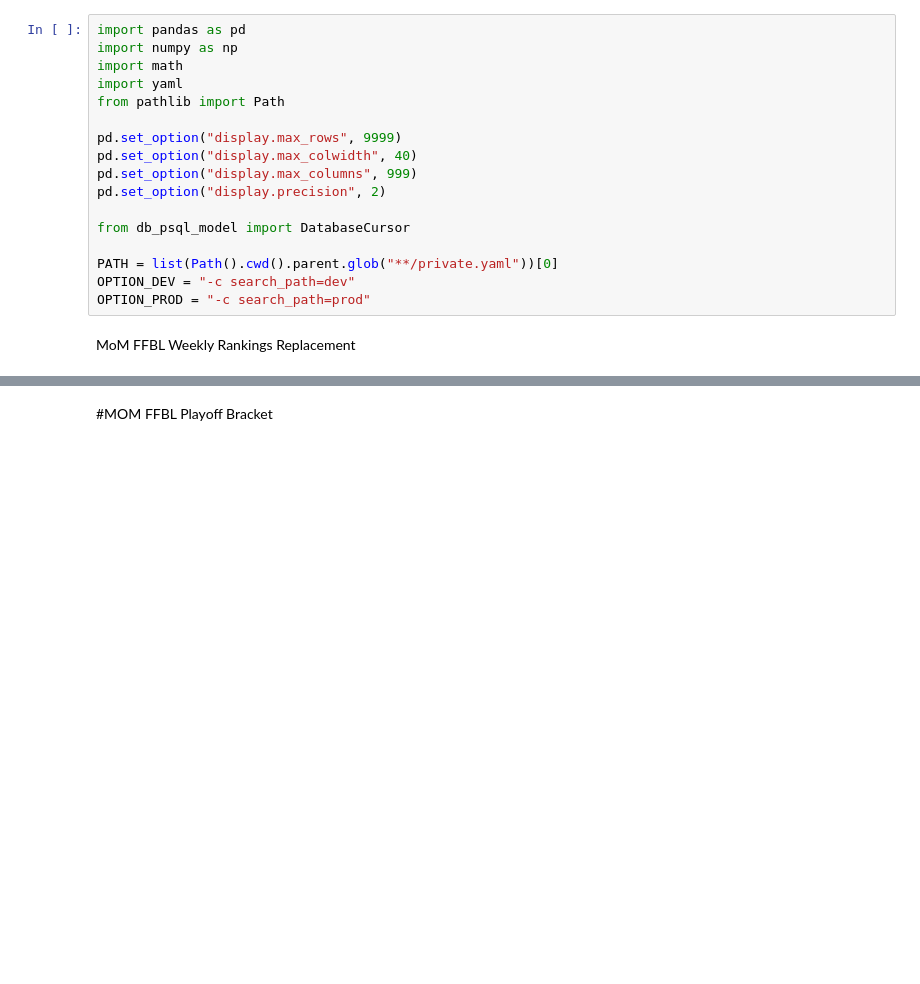
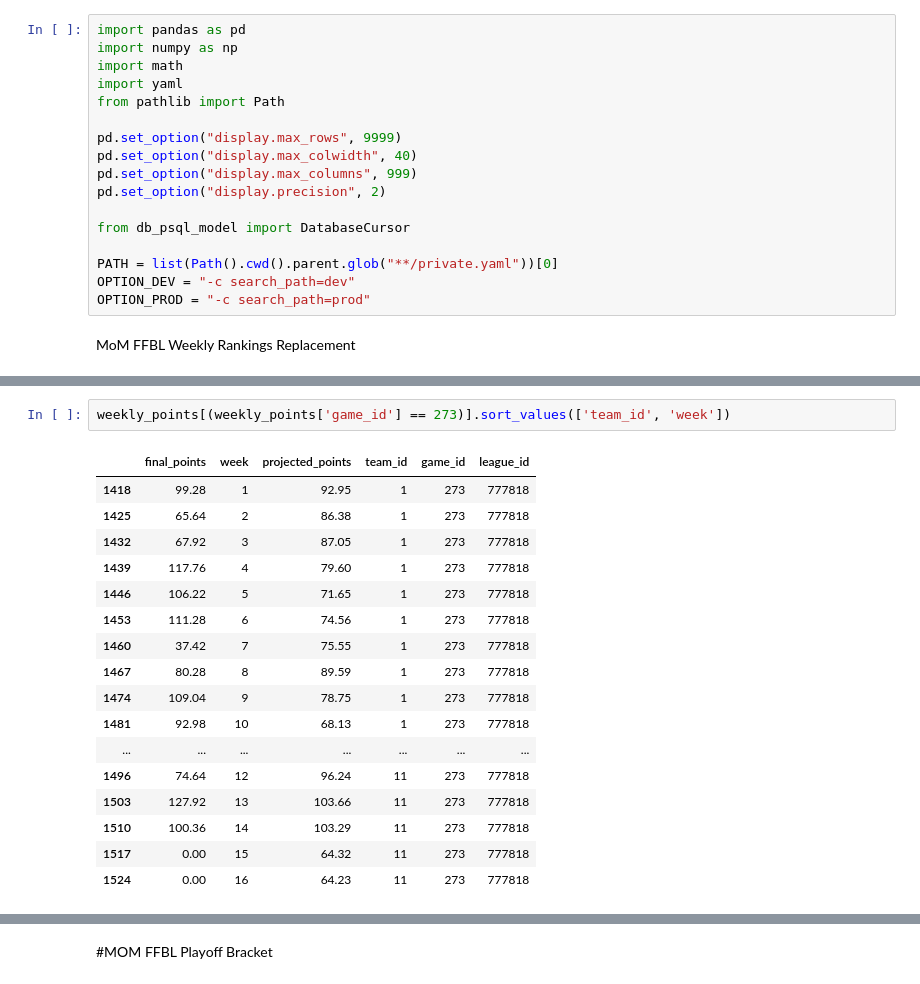
Before and after one commit to cuddebtj/Yahoo_Data, a Jupyter notebook: scripts/worksheet_2.ipynb, the cells around one changed output, grey strips where cells are left out. Cells and saved outputs as stored; diff of their text form; blank space fills up the shorter version.

```diff
--- a/scripts/worksheet_2.ipynb
+++ b/scripts/worksheet_2.ipynb
@@ -245,0 +174,20 @@ DatabaseCursor(PATH, options=OPTION_PROD).copy_table_to_postgres_new(
+# %%
+weekly_points[(weekly_points['game_id'] == 273)].sort_values(['team_id', 'week'])
+# %% [output]
+|  | final_points | week | projected_points | team_id | game_id | league_id |
+| 1418 | 99.28 | 1 | 92.95 | 1 | 273 | 777818 |
+| 1425 | 65.64 | 2 | 86.38 | 1 | 273 | 777818 |
+| 1432 | 67.92 | 3 | 87.05 | 1 | 273 | 777818 |
+| 1439 | 117.76 | 4 | 79.60 | 1 | 273 | 777818 |
+| 1446 | 106.22 | 5 | 71.65 | 1 | 273 | 777818 |
+| 1453 | 111.28 | 6 | 74.56 | 1 | 273 | 777818 |
+| 1460 | 37.42 | 7 | 75.55 | 1 | 273 | 777818 |
+| 1467 | 80.28 | 8 | 89.59 | 1 | 273 | 777818 |
+| 1474 | 109.04 | 9 | 78.75 | 1 | 273 | 777818 |
+| 1481 | 92.98 | 10 | 68.13 | 1 | 273 | 777818 |
+| ... | ... | ... | ... | ... | ... | ... |
+| 1496 | 74.64 | 12 | 96.24 | 11 | 273 | 777818 |
+| 1503 | 127.92 | 13 | 103.66 | 11 | 273 | 777818 |
+| 1510 | 100.36 | 14 | 103.29 | 11 | 273 | 777818 |
+| 1517 | 0.00 | 15 | 64.32 | 11 | 273 | 777818 |
+| 1524 | 0.00 | 16 | 64.23 | 11 | 273 | 777818 |
```
Also changed, not shown: parts of 5 cells of this notebook, 3 other files.
